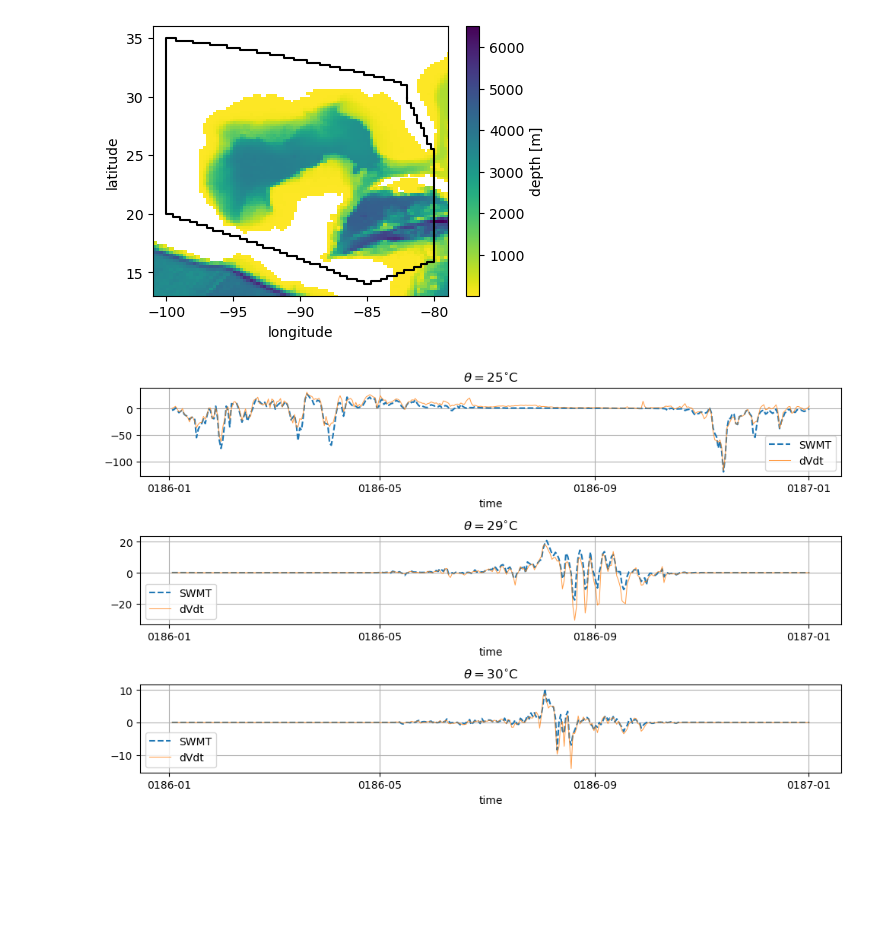
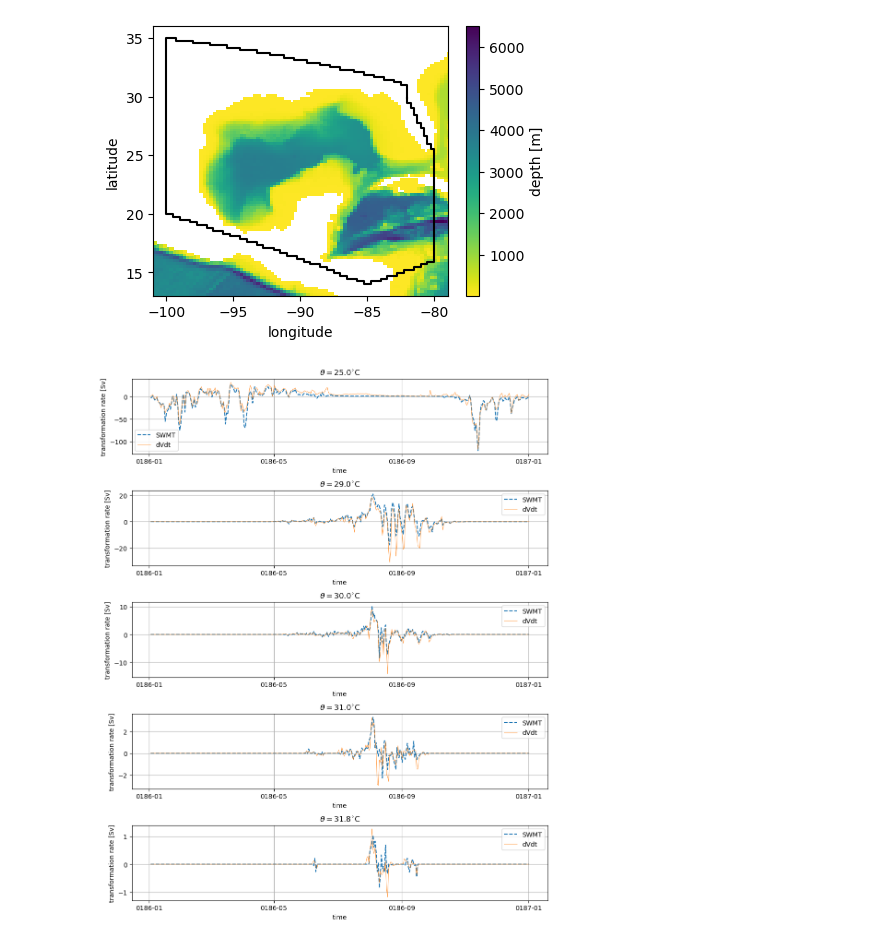
Before and after one commit to hdrake/WarmWaterMasses, a Jupyter notebook: 02_tracking-mhws/daily_watermasses_Shanice.ipynb, the cells around one changed output. Cells and saved outputs as stored; diff of their text form; code cells hidden in the pictures; blank space fills up the shorter version.

```diff
--- a/02_tracking-mhws/daily_watermasses_Shanice.ipynb
+++ b/02_tracking-mhws/daily_watermasses_Shanice.ipynb
@@ -271,22 +271,22 @@ with warnings.catch_warnings():
     wmb.mass_budget(lam, greater_than=True, default_bins=True)
     wmt = wmb.wmt
 # %%
-temps = np.array([25, 29, 30])
+temps = np.array([25, 29, 30, 31, 31.8])
 
 toSv = 1e-6/1035.
 surface_transformation = (-wmt.surface_exchange_flux*toSv).sel(thetao_l_target=temps, method="nearest").isel(time=slice(0, 365)).compute()
 dVdt = (wmt.mass_tendency*toSv).sel(thetao_l_target=temps, method="nearest").isel(time=slice(0, 365)).compute()
 # %%
-plt.figure(figsize=(10, 6))
+plt.figure(figsize=(10, 2.25*len(temps)+1))
 for i, temp in enumerate(temps):
-    plt.subplot(3,1,i+1)
+    plt.subplot(len(temps),1,i+1)
     l = surface_transformation.sel(thetao_l_target=temp, method="nearest").plot(linestyle="--", label="SWMT")
     dVdt.sel(thetao_l_target=temp, method="nearest").plot(linestyle="-", label="dVdt", alpha=0.75, lw=0.75)
     plt.title(rf"$\theta = ${temp}$^{{\circ}}$C")
     plt.legend()
-    plt.ylabel("")
+    plt.ylabel("transformation rate [Sv]")
     plt.grid(True)
 
 plt.tight_layout()
 # %% [output]
-[figure, old version]
+[figure, new version]
```
